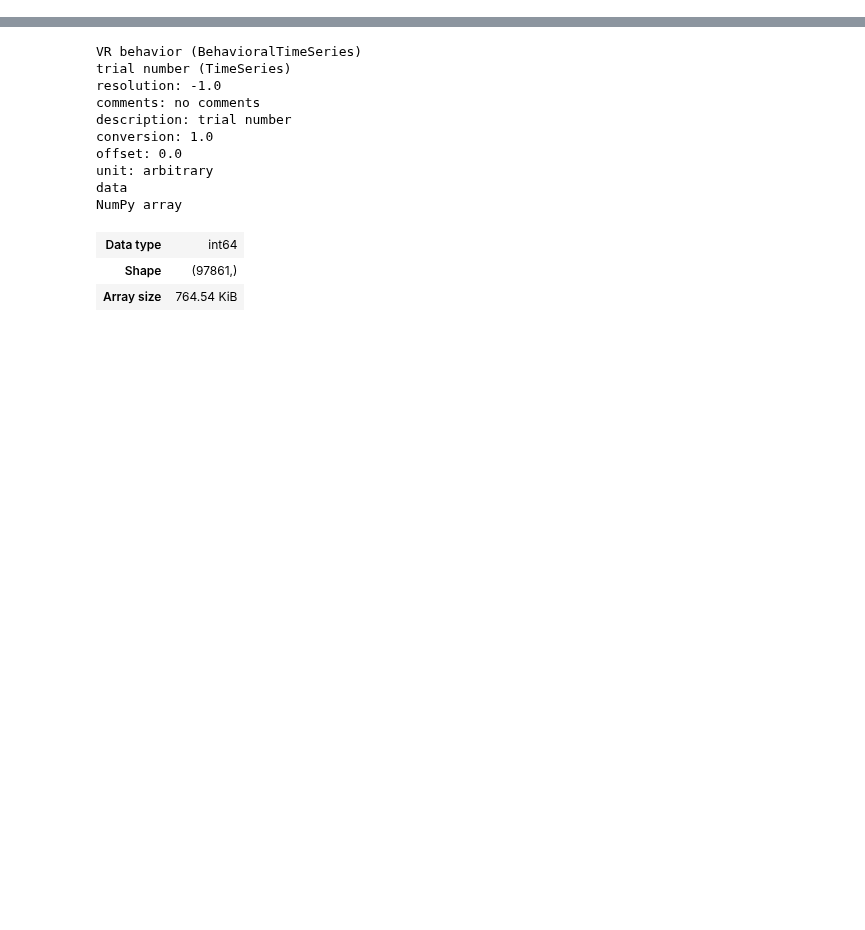
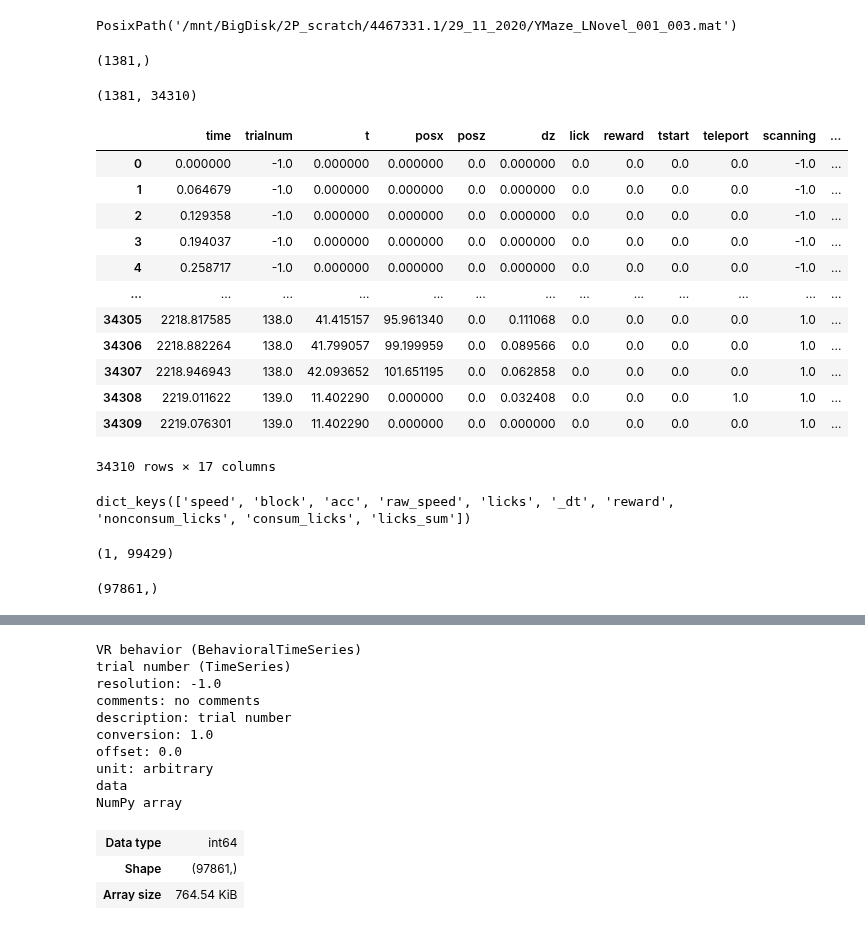
Before and after one commit to GiocomoLab/STX3KO_analyses, a Jupyter notebook: notebooks/create_nwb/create_nwb.ipynb, the cells around one changed output, grey strips where cells are left out. Drawn from its saved outputs; the diff is of its cells as text; code cells hidden in the pictures; blank space fills up the shorter version.

Commit message:
dense mouse nwb conversion

```diff
--- a/notebooks/create_nwb/create_nwb.ipynb
+++ b/notebooks/create_nwb/create_nwb.ipynb
@@ -19,8 +19,8 @@ mm = stx.mouse_metadata
 with open('.oak_pwd', 'r') as f:
     oak_pwd = f.read().strip()
 # %%
-mouse = list(mm.ctrl_sessions.keys())[0]
-metadata = mm.ctrl_sessions.get(mouse)
+mouse = list(mm.cre_sessions.keys())[0]
+metadata = mm.cre_sessions.get(mouse)
 session = metadata.get('sessions')[0]
 
 # print(mouse, session)
@@ -71,0 +47,2 @@ nwb_maker.vr_data.head()
+# %%
+nwb_maker = stx.nwb_conversion.SessNWBConverter_Dense(mouse, metadata, session, 0, oak_pwd).build_file()
@@ -71,0 +62,4 @@ nwb_maker.vr_data.head()
+# %%
+nwb_maker.sbx_mat_path
+# %% [output]
+PosixPath('/mnt/BigDisk/2P_scratch/4467331.1/29_11_2020/YMaze_LNovel_001_003.mat')
@@ -71,0 +68,36 @@ nwb_maker.vr_data.head()
+# %%
+nwb_maker.sess.s2p_stats.shape
+# %% [output]
+(1381,)
+# %%
+nwb_maker.sess.timeseries.get('F_dff').shape
+# %% [output]
+(1381, 34310)
+# %%
+nwb_maker.sess.vr_data
+# %% [output]
+|  | time | trialnum | t | posx | posz | dz | lick | reward | tstart | teleport | scanning | ... |
+| 0 | 0.000000 | -1.0 | 0.000000 | 0.000000 | 0.0 | 0.000000 | 0.0 | 0.0 | 0.0 | 0.0 | -1.0 | ... |
+| 1 | 0.064679 | -1.0 | 0.000000 | 0.000000 | 0.0 | 0.000000 | 0.0 | 0.0 | 0.0 | 0.0 | -1.0 | ... |
+| 2 | 0.129358 | -1.0 | 0.000000 | 0.000000 | 0.0 | 0.000000 | 0.0 | 0.0 | 0.0 | 0.0 | -1.0 | ... |
+| 3 | 0.194037 | -1.0 | 0.000000 | 0.000000 | 0.0 | 0.000000 | 0.0 | 0.0 | 0.0 | 0.0 | -1.0 | ... |
+| 4 | 0.258717 | -1.0 | 0.000000 | 0.000000 | 0.0 | 0.000000 | 0.0 | 0.0 | 0.0 | 0.0 | -1.0 | ... |
+| ... | ... | ... | ... | ... | ... | ... | ... | ... | ... | ... | ... | ... |
+| 34305 | 2218.817585 | 138.0 | 41.415157 | 95.961340 | 0.0 | 0.111068 | 0.0 | 0.0 | 0.0 | 0.0 | 1.0 | ... |
+| 34306 | 2218.882264 | 138.0 | 41.799057 | 99.199959 | 0.0 | 0.089566 | 0.0 | 0.0 | 0.0 | 0.0 | 1.0 | ... |
+| 34307 | 2218.946943 | 138.0 | 42.093652 | 101.651195 | 0.0 | 0.062858 | 0.0 | 0.0 | 0.0 | 0.0 | 1.0 | ... |
+| 34308 | 2219.011622 | 139.0 | 11.402290 | 0.000000 | 0.0 | 0.032408 | 0.0 | 0.0 | 0.0 | 1.0 | 1.0 | ... |
+| 34309 | 2219.076301 | 139.0 | 11.402290 | 0.000000 | 0.0 | 0.000000 | 0.0 | 0.0 | 0.0 | 0.0 | 1.0 | ... |
+34310 rows × 17 columns
+# %%
+nwb_maker.vr_sess.timeseries.keys()
+# %% [output]
+dict_keys(['speed', 'block', 'acc', 'raw_speed', 'licks', '_dt', 'reward', 'nonconsum_licks', 'consum_licks', 'licks_sum'])
+# %%
+nwb_maker.vr_sess.timeseries['licks'].shape
+# %% [output]
+(1, 99429)
+# %%
+ttl_times.shape
+# %% [output]
+(97861,)
```
Also changed, not shown: parts of 12 cells of this notebook, 2 other files.
